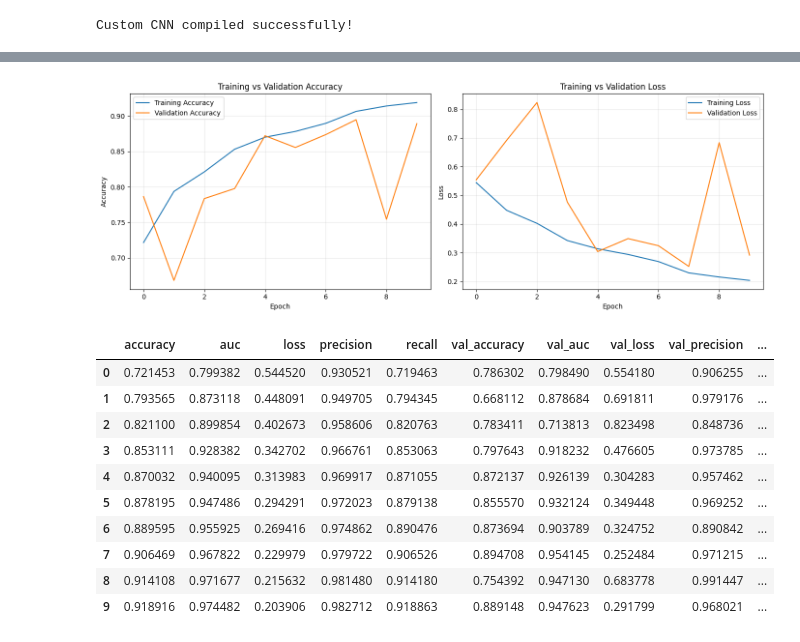
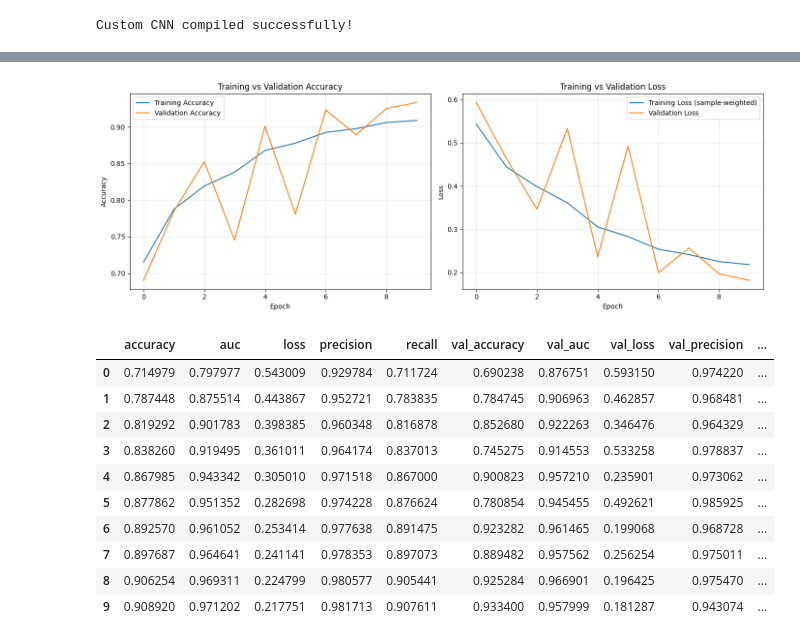
Before and after one commit to Michaelatj/AI-Generated-Image-Classification-using-CNN, a Jupyter notebook: notebooks/model_a_custom_cnn.ipynb, the cells around one changed output, grey strips where cells are left out. Saved outputs shown, nothing was run; the diff lists cells and outputs as text; code cells hidden in the pictures.

```diff
--- a/notebooks/model_a_custom_cnn.ipynb
+++ b/notebooks/model_a_custom_cnn.ipynb
@@ -475,7 +455,7 @@ Use tf.data for batching, shuffling, and prefetching.
 IMAGE_SIZE = 224
 IMAGE_SHAPE = (224, 224, 3)
 
-BATCH_SIZE = 16
+BATCH_SIZE = 32
 AUTOTUNE = tf.data.AUTOTUNE
 
 # Calculate class weights from training data
@@ -504,7 +484,13 @@ print("\nClass weights:")
 print(class_weights)
 
 
-def image_generator(df, training=False):
+def image_generator(df, training=False, rng=None):
+
+    # Full permutation of the training rows on every pass.
+    # This replaces the small tf.data shuffle buffer.
+    if training and rng is not None:
+        order = rng.permutation(len(df))
+        df = df.iloc[order].reset_index(drop=True)
 
     for row in df.itertuples(index=False):
 
@@ -730,7 +716,7 @@ def conv_block(x, filters, dropout_rate=0.0):
     return x
 
 
-def build_custom_cnn():
+def build_custom_cnn(head_dropout=0.4):
 
     inputs = layers.Input(
         shape=IMAGE_SHAPE
@@ -753,7 +739,7 @@ def build_custom_cnn():
         activation="relu"
     )(x)
 
-    x = layers.Dropout(0.4)(x)
+    x = layers.Dropout(head_dropout)(x)
 
     outputs = layers.Dense(
         1,
@@ -852,13 +954,26 @@ callbacks = [
     tf.keras.callbacks.ReduceLROnPlateau(
         monitor="val_loss",
         factor=0.5,
-        patience=2,
+        patience=1,
         min_lr=1e-6,
         verbose=1
     )
 ]
 # %%
 EPOCHS = 10
+
+# Rebuild from scratch with the selected configuration
+tf.keras.backend.clear_session()
+tf.keras.utils.set_random_seed(SEED)
+
+model = build_custom_cnn(
+    head_dropout=best_config["head_dropout"]
+)
+
+compile_model(
+    model,
+    best_config["learning_rate"]
+)
 
 history = model.fit(
 
@@ -936,7 +1215,7 @@ history_df = pd.DataFrame(history.history)
 
 # Save training history
 HISTORY_PATH = (
-    MODEL_DIR / "training_history.csv"
+    MODEL_DIR / "custom_cnn_history.csv"
 )
 
 history_df.to_csv(
@@ -961,44 +1240,49 @@ axes[0].plot(
     label="Validation Accuracy"
 )
 
 axes[0].set_title("Training vs Validation Accuracy")
 axes[0].set_xlabel("Epoch")
 axes[0].set_ylabel("Accuracy")
 axes[0].legend()
 axes[0].grid(alpha=0.3)
 
 
 axes[1].plot(
     history_df["loss"],
-    label="Training Loss"
+    label="Training Loss (sample-weighted)"
 )
 
 axes[1].plot(
     history_df["val_loss"],
     label="Validation Loss"
 )
 
 axes[1].set_title("Training vs Validation Loss")
 axes[1].set_xlabel("Epoch")
 axes[1].set_ylabel("Loss")
 axes[1].legend()
 axes[1].grid(alpha=0.3)
 
 plt.tight_layout()
+plt.savefig(
+    EVAL_DIR / "custom_cnn_training_curves.png",
+    dpi=150,
+    bbox_inches="tight"
+)
 plt.show()
 
 display(history_df)
 # %% [output]
-[figure, old version]
+[figure, new version]
 |  | accuracy | auc | loss | precision | recall | val_accuracy | val_auc | val_loss | val_precision | ... |
-| 0 | 0.721453 | 0.799382 | 0.544520 | 0.930521 | 0.719463 | 0.786302 | 0.798490 | 0.554180 | 0.906255 | ... |
-| 1 | 0.793565 | 0.873118 | 0.448091 | 0.949705 | 0.794345 | 0.668112 | 0.878684 | 0.691811 | 0.979176 | ... |
-| 2 | 0.821100 | 0.899854 | 0.402673 | 0.958606 | 0.820763 | 0.783411 | 0.713813 | 0.823498 | 0.848736 | ... |
-| 3 | 0.853111 | 0.928382 | 0.342702 | 0.966761 | 0.853063 | 0.797643 | 0.918232 | 0.476605 | 0.973785 | ... |
-| 4 | 0.870032 | 0.940095 | 0.313983 | 0.969917 | 0.871055 | 0.872137 | 0.926139 | 0.304283 | 0.957462 | ... |
-| 5 | 0.878195 | 0.947486 | 0.294291 | 0.972023 | 0.879138 | 0.855570 | 0.932124 | 0.349448 | 0.969252 | ... |
-| 6 | 0.889595 | 0.955925 | 0.269416 | 0.974862 | 0.890476 | 0.873694 | 0.903789 | 0.324752 | 0.890842 | ... |
-| 7 | 0.906469 | 0.967822 | 0.229979 | 0.979722 | 0.906526 | 0.894708 | 0.954145 | 0.252484 | 0.971215 | ... |
-| 8 | 0.914108 | 0.971677 | 0.215632 | 0.981480 | 0.914180 | 0.754392 | 0.947130 | 0.683778 | 0.991447 | ... |
-| 9 | 0.918916 | 0.974482 | 0.203906 | 0.982712 | 0.918863 | 0.889148 | 0.947623 | 0.291799 | 0.968021 | ... |
+| 0 | 0.714979 | 0.797977 | 0.543009 | 0.929784 | 0.711724 | 0.690238 | 0.876751 | 0.593150 | 0.974220 | ... |
+| 1 | 0.787448 | 0.875514 | 0.443867 | 0.952721 | 0.783835 | 0.784745 | 0.906963 | 0.462857 | 0.968481 | ... |
+| 2 | 0.819292 | 0.901783 | 0.398385 | 0.960348 | 0.816878 | 0.852680 | 0.922263 | 0.346476 | 0.964329 | ... |
+| 3 | 0.838260 | 0.919495 | 0.361011 | 0.964174 | 0.837013 | 0.745275 | 0.914553 | 0.533258 | 0.978837 | ... |
+| 4 | 0.867985 | 0.943342 | 0.305010 | 0.971518 | 0.867000 | 0.900823 | 0.957210 | 0.235901 | 0.973062 | ... |
+| 5 | 0.877862 | 0.951352 | 0.282698 | 0.974228 | 0.876624 | 0.780854 | 0.945455 | 0.492621 | 0.985925 | ... |
+| 6 | 0.892570 | 0.961052 | 0.253414 | 0.977638 | 0.891475 | 0.923282 | 0.961465 | 0.199068 | 0.968728 | ... |
+| 7 | 0.897687 | 0.964641 | 0.241141 | 0.978353 | 0.897073 | 0.889482 | 0.957562 | 0.256254 | 0.975011 | ... |
+| 8 | 0.906254 | 0.969311 | 0.224799 | 0.980577 | 0.905441 | 0.925284 | 0.966901 | 0.196425 | 0.975470 | ... |
+| 9 | 0.908920 | 0.971202 | 0.217751 | 0.981713 | 0.907611 | 0.933400 | 0.957999 | 0.181287 | 0.943074 | ... |
 # %%
```
Also changed, not shown: parts of 22 cells of this notebook, 3 other files.
